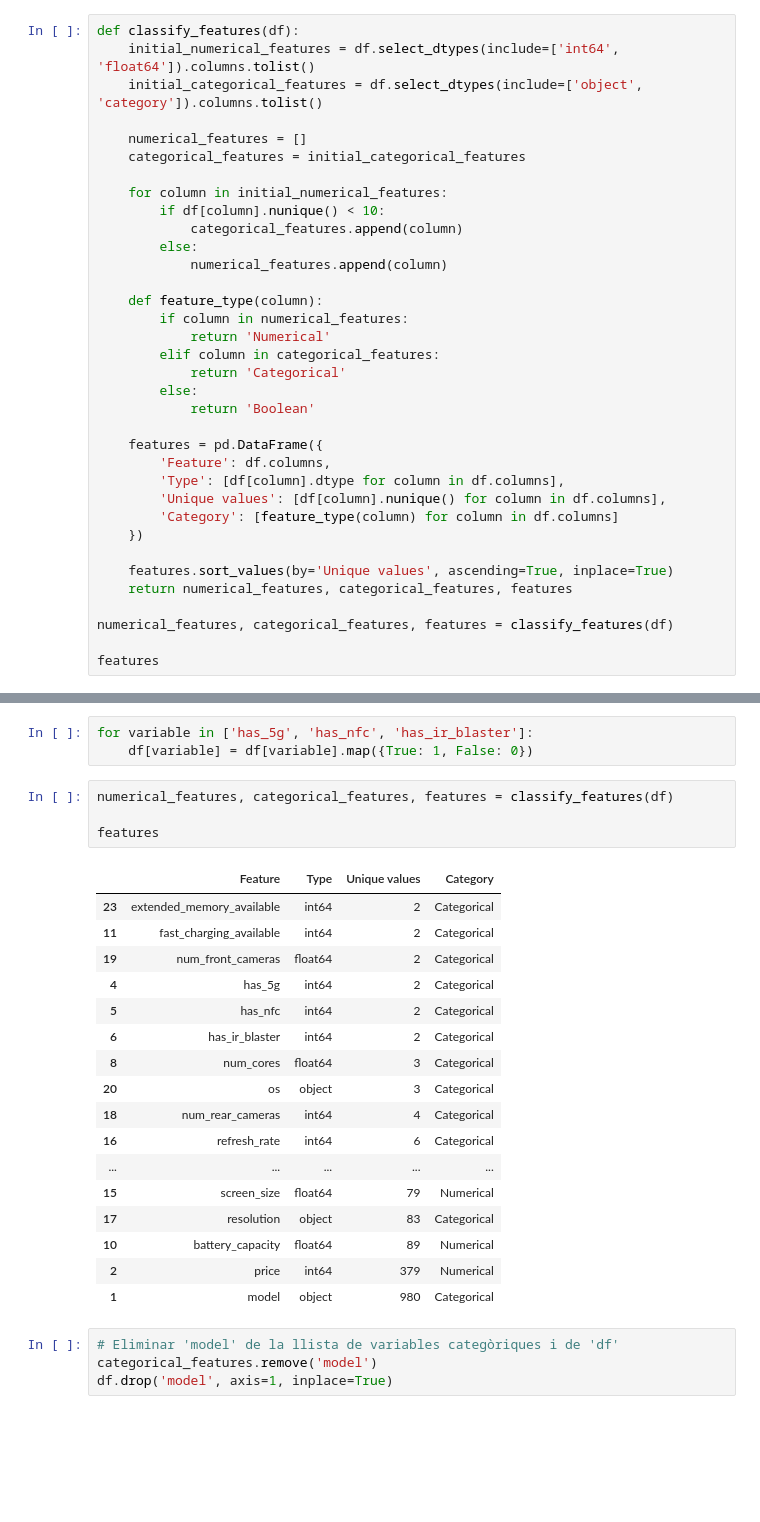
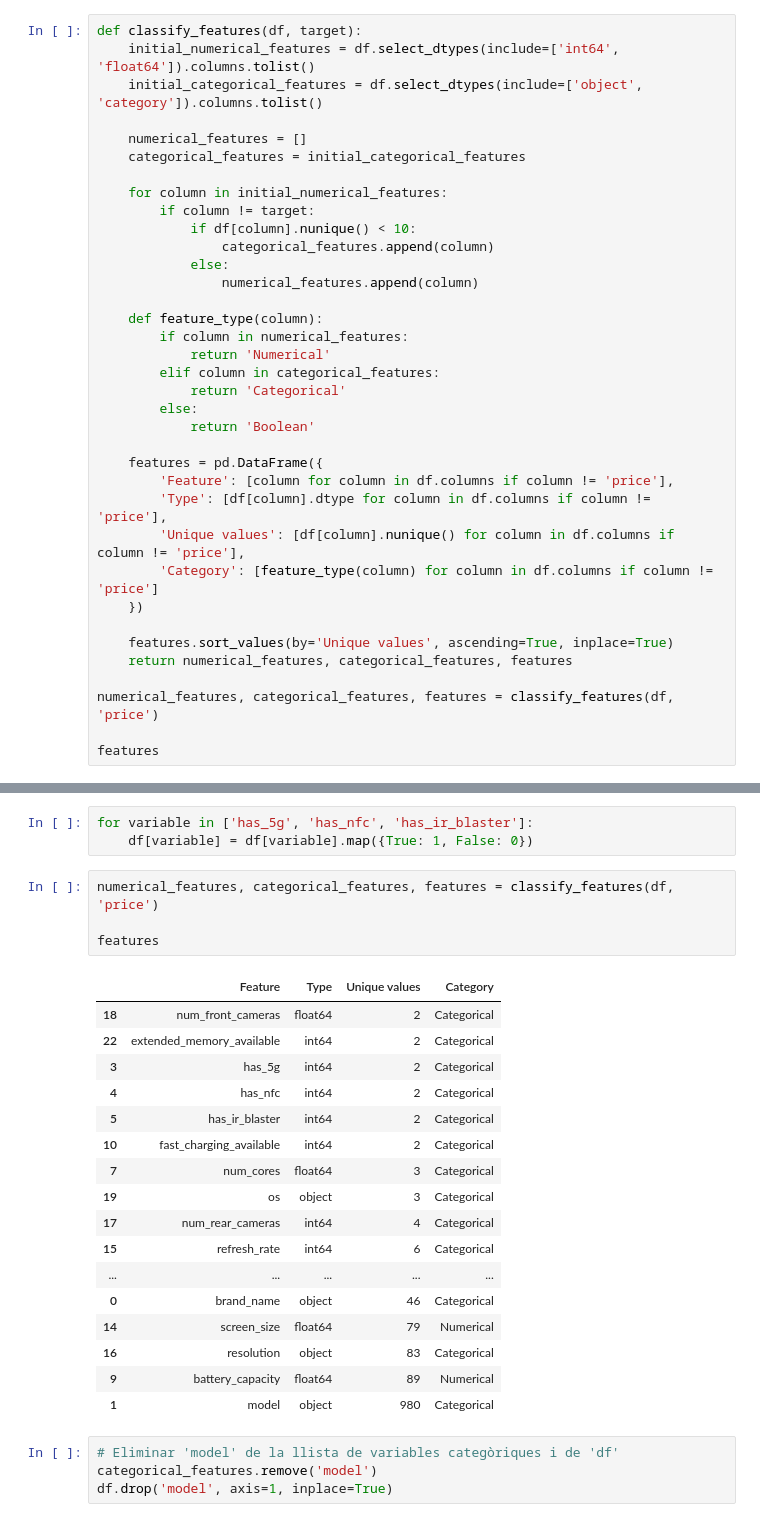
Before and after one commit to paupratAI/Multilayer_Perceptron, a Jupyter notebook: main.ipynb, the cells around one changed output, grey strips where cells are left out. Drawn from its saved outputs; the diff is of its cells as text; blank space fills up the shorter version.

```diff
--- a/main.ipynb
+++ b/main.ipynb
@@ -59,7 +59,7 @@ df.describe()
 | 75% | 35491.500000 | 84.000000 | 8.000000 | 2.840000 | 5000.000000 | 1.000000 | 66.000000 | ... |
 | max | 650000.000000 | 89.000000 | 8.000000 | 3.220000 | 22000.000000 | 1.000000 | 240.000000 | ... |
 # %%
-def classify_features(df):
+def classify_features(df, target):
     initial_numerical_features = df.select_dtypes(include=['int64', 'float64']).columns.tolist()
     initial_categorical_features = df.select_dtypes(include=['object', 'category']).columns.tolist()
 
@@ -67,10 +67,11 @@ def classify_features(df):
     categorical_features = initial_categorical_features
 
     for column in initial_numerical_features:
-        if df[column].nunique() < 10:
-            categorical_features.append(column)
-        else:
-            numerical_features.append(column)
+        if column != target:
+            if df[column].nunique() < 10:
+                categorical_features.append(column)
+            else:
+                numerical_features.append(column)
 
     def feature_type(column):
         if column in numerical_features:
@@ -81,16 +82,16 @@ def classify_features(df):
             return 'Boolean'
 
     features = pd.DataFrame({
-        'Feature': df.columns,
-        'Type': [df[column].dtype for column in df.columns],
-        'Unique values': [df[column].nunique() for column in df.columns],
-        'Category': [feature_type(column) for column in df.columns]
+        'Feature': [column for column in df.columns if column != 'price'],
+        'Type': [df[column].dtype for column in df.columns if column != 'price'],
+        'Unique values': [df[column].nunique() for column in df.columns if column != 'price'],
+        'Category': [feature_type(column) for column in df.columns if column != 'price']
     })
 
     features.sort_values(by='Unique values', ascending=True, inplace=True)
     return numerical_features, categorical_features, features
 
-numerical_features, categorical_features, features = classify_features(df)
+numerical_features, categorical_features, features = classify_features(df, 'price')
 
 features
 # %% [output]
@@ -115,26 +116,26 @@ features
 for variable in ['has_5g', 'has_nfc', 'has_ir_blaster']:
     df[variable] = df[variable].map({True: 1, False: 0})
 # %%
-numerical_features, categorical_features, features = classify_features(df)
+numerical_features, categorical_features, features = classify_features(df, 'price')
 
 features
 # %% [output]
 |  | Feature | Type | Unique values | Category |
-| 23 | extended_memory_available | int64 | 2 | Categorical |
-| 11 | fast_charging_available | int64 | 2 | Categorical |
-| 19 | num_front_cameras | float64 | 2 | Categorical |
-| 4 | has_5g | int64 | 2 | Categorical |
-| 5 | has_nfc | int64 | 2 | Categorical |
-| 6 | has_ir_blaster | int64 | 2 | Categorical |
-| 8 | num_cores | float64 | 3 | Categorical |
-| 20 | os | object | 3 | Categorical |
-| 18 | num_rear_cameras | int64 | 4 | Categorical |
-| 16 | refresh_rate | int64 | 6 | Categorical |
+| 18 | num_front_cameras | float64 | 2 | Categorical |
+| 22 | extended_memory_available | int64 | 2 | Categorical |
+| 3 | has_5g | int64 | 2 | Categorical |
+| 4 | has_nfc | int64 | 2 | Categorical |
+| 5 | has_ir_blaster | int64 | 2 | Categorical |
+| 10 | fast_charging_available | int64 | 2 | Categorical |
+| 7 | num_cores | float64 | 3 | Categorical |
+| 19 | os | object | 3 | Categorical |
+| 17 | num_rear_cameras | int64 | 4 | Categorical |
+| 15 | refresh_rate | int64 | 6 | Categorical |
 | ... | ... | ... | ... | ... |
-| 15 | screen_size | float64 | 79 | Numerical |
-| 17 | resolution | object | 83 | Categorical |
-| 10 | battery_capacity | float64 | 89 | Numerical |
-| 2 | price | int64 | 379 | Numerical |
+| 0 | brand_name | object | 46 | Categorical |
+| 14 | screen_size | float64 | 79 | Numerical |
+| 16 | resolution | object | 83 | Categorical |
+| 9 | battery_capacity | float64 | 89 | Numerical |
 | 1 | model | object | 980 | Categorical |
 # %%
 # Eliminar 'model' de la llista de variables categòriques i de 'df'
```
Also changed, not shown: parts of 18 cells of this notebook.
